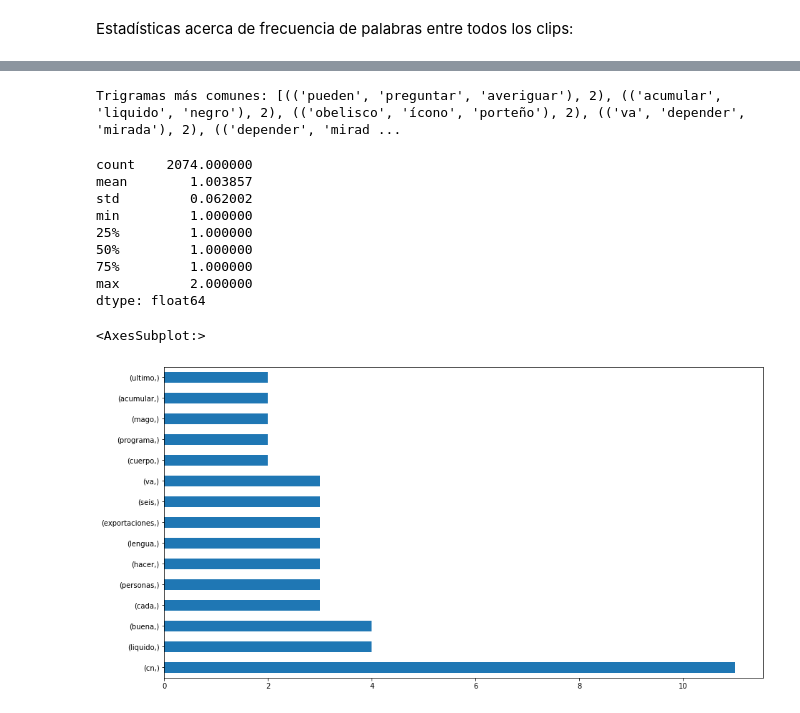
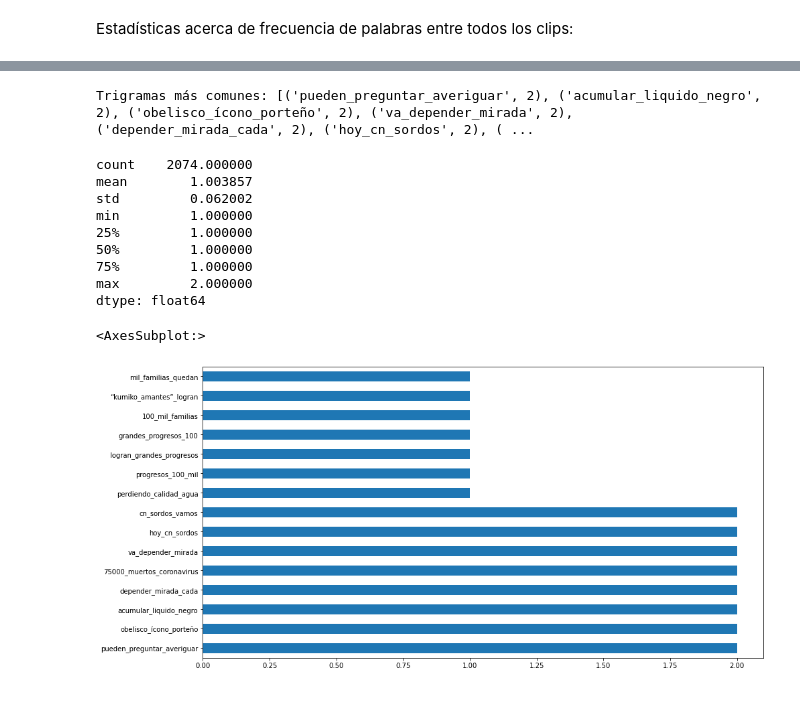
Before and after one commit to midusi/LSA-T, a Jupyter notebook: subtitles-analysis.ipynb, the cells around one changed output, grey strips where cells are left out. Cells and saved outputs as stored; diff of their text form; code cells hidden in the pictures.

```diff
--- a/subtitles-analysis.ipynb
+++ b/subtitles-analysis.ipynb
@@ -18,7 +18,7 @@ def clean_word(word: str, chars: list[str], rep: str = '') -> str:
         word = word.replace(c,rep)
     return word
 
-inv_chars = ['\n', ',', '.', '"', '-', '?', '!', '¿', '¡']
+inv_chars = ['\n', ',', '.', '"', '-', '?', '!', '¿', '¡', '_']
 
 # cuts data contains list of data for each cut json file
 cuts_data: list[CutData] = []
@@ -132,21 +136,21 @@ dtype: float64
 # %%
-total_trigrams = [tuple(total_words[i:i + 3]) for i in range(len(total_words))]
+total_trigrams = ['_'.join(total_words[i:i + 3]) for i in range(len(total_words))]
 trigram_count = Counter(total_trigrams)
 print('Trigramas más comunes:', trigram_count.most_common(10))
 
 total_trigrams_s = pd.Series(trigram_count).sort_values(ascending=False)
 display(total_trigrams_s.describe())
-display(total_bigrams_s.iloc[:15].plot.barh(figsize=(15,8)))
+display(total_trigrams_s.iloc[:15].plot.barh(figsize=(15,8)))
 # %% [output]
-Trigramas más comunes: [(('pueden', 'preguntar', 'averiguar'), 2), (('acumular', 'liquido', 'negro'), 2), (('obelisco', 'ícono', 'porteño'), 2), (('va', 'depender', 'mirada'), 2), (('depender', 'mirad ...
+Trigramas más comunes: [('pueden_preguntar_averiguar', 2), ('acumular_liquido_negro', 2), ('obelisco_ícono_porteño', 2), ('va_depender_mirada', 2), ('depender_mirada_cada', 2), ('hoy_cn_sordos', 2), ( ...
 count    2074.000000
 mean        1.003857
 std         0.062002
 min         1.000000
 25%         1.000000
 50%         1.000000
 75%         1.000000
 max         2.000000
 dtype: float64
 <AxesSubplot:>
-[figure, old version]
+[figure, new version]
```
Also changed, not shown: parts of 3 cells of this notebook.
